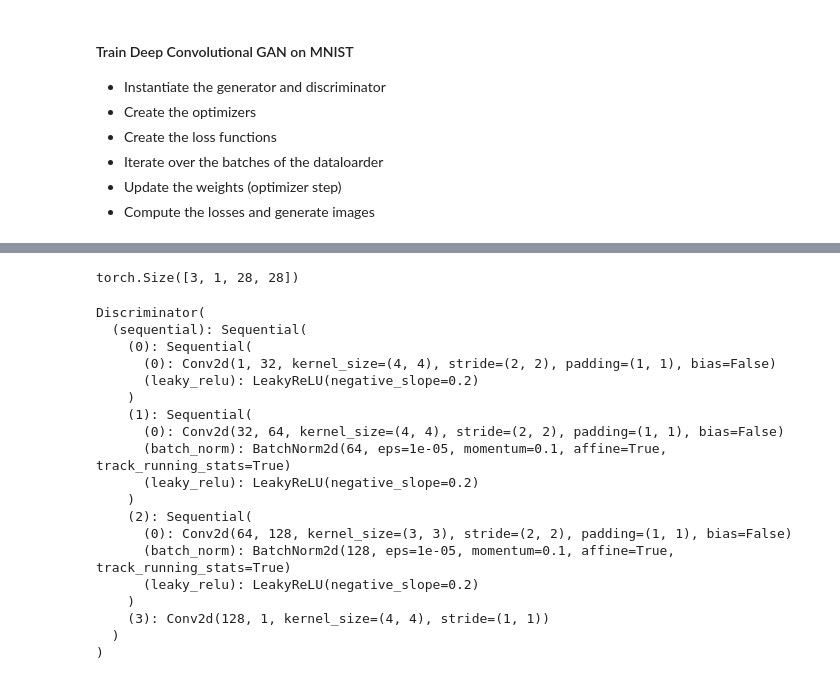
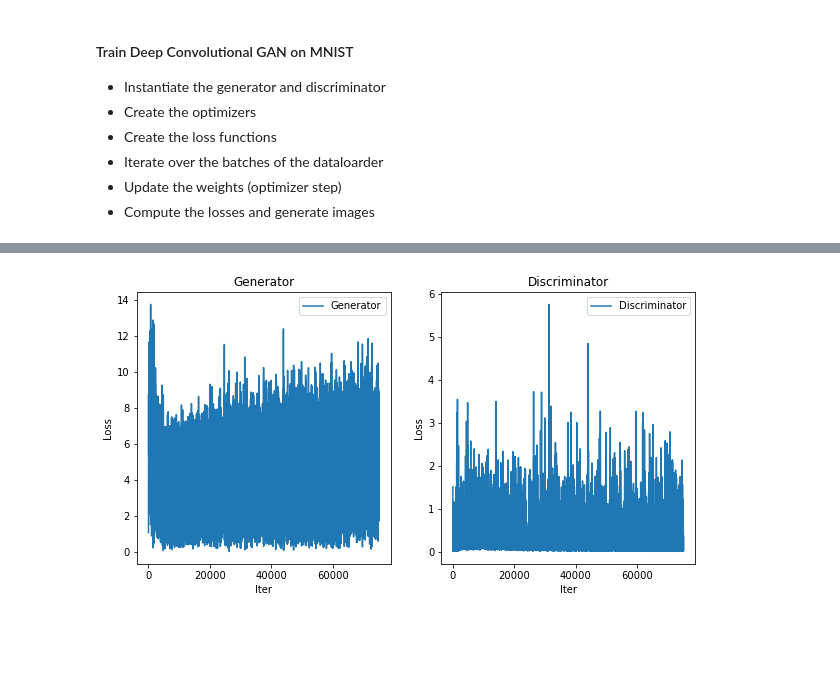
Before and after one commit to dbuos/machine-learning-samples, a Jupyter notebook: DeepConvGAN/deep_conv_gan_mnist.ipynb, the cells around one changed output, grey strips where cells are left out. Cells and saved outputs as stored; diff of their text form; code cells hidden in the pictures; blank space fills up the shorter version.

```diff
--- a/DeepConvGAN/deep_conv_gan_mnist.ipynb
+++ b/DeepConvGAN/deep_conv_gan_mnist.ipynb
@@ -212,26 +76,5 @@ Generator(
-# %%
-trainer.generator(z_input).shape
-# %% [output]
-torch.Size([3, 1, 28, 28])
-# %%
-trainer.discriminator
-# %% [output]
-Discriminator(
-  (sequential): Sequential(
-    (0): Sequential(
-      (0): Conv2d(1, 32, kernel_size=(4, 4), stride=(2, 2), padding=(1, 1), bias=False)
-      (leaky_relu): LeakyReLU(negative_slope=0.2)
-    )
-    (1): Sequential(
-      (0): Conv2d(32, 64, kernel_size=(4, 4), stride=(2, 2), padding=(1, 1), bias=False)
-      (batch_norm): BatchNorm2d(64, eps=1e-05, momentum=0.1, affine=True, track_running_stats=True)
-      (leaky_relu): LeakyReLU(negative_slope=0.2)
-    )
-    (2): Sequential(
-      (0): Conv2d(64, 128, kernel_size=(3, 3), stride=(2, 2), padding=(1, 1), bias=False)
-      (batch_norm): BatchNorm2d(128, eps=1e-05, momentum=0.1, affine=True, track_running_stats=True)
-      (leaky_relu): LeakyReLU(negative_slope=0.2)
-    )
-    (3): Conv2d(128, 1, kernel_size=(4, 4), stride=(1, 1))
-  )
-)
+# %%
+from utils_gen import plot_losses
+plot_losses(trainer)
+# %% [output]
+[figure, added]
```
Also changed, not shown: parts of 26 cells of this notebook, 10 other files.
